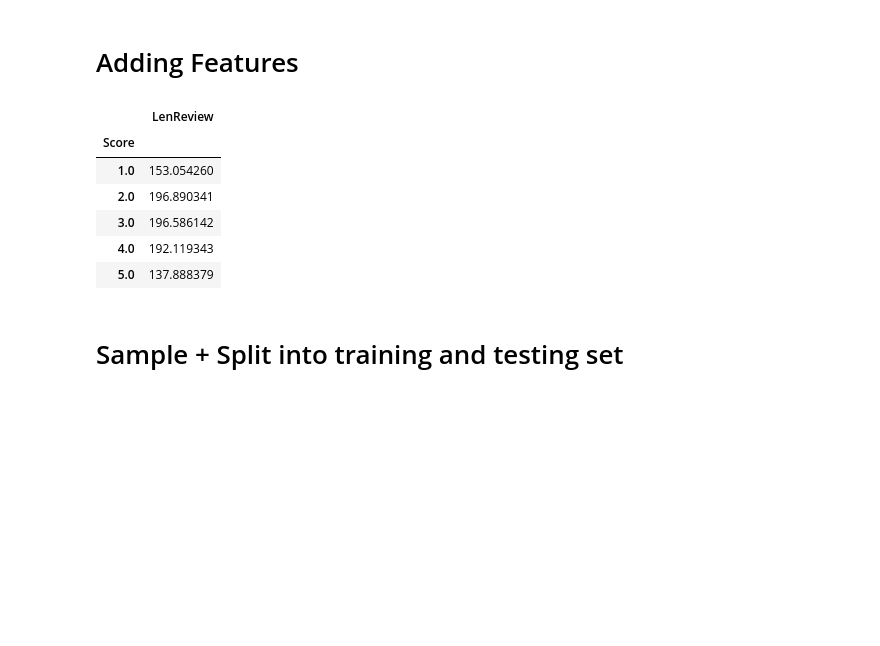
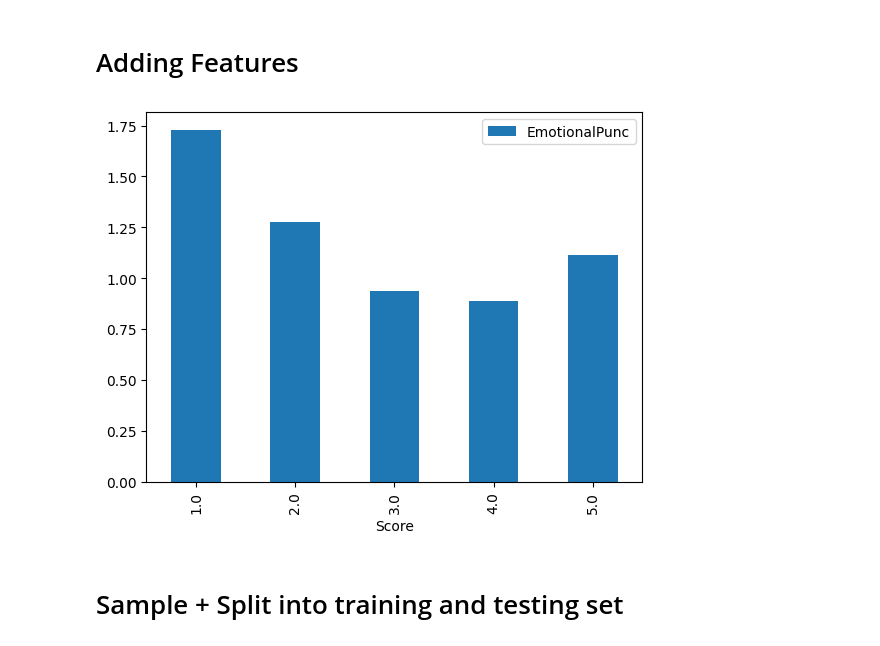
Before and after one commit to SeanRMcC/mccartys-midterm, a Jupyter notebook: starter_code.ipynb, the cells around one changed output. Drawn from its saved outputs; the diff is of its cells as text; code cells hidden in the pictures; blank space fills up the shorter version.

```diff
--- a/starter_code.ipynb
+++ b/starter_code.ipynb
@@ -88,16 +90,12 @@ else:
 
     X_submission.to_csv("./data/X_submission.csv", index=False)
     X_train.to_csv("./data/X_train.csv", index=False)
-# %%
-X_train[["Score", "LenReview"]].groupby("Score").mean()
-# %% [output]
-|  | LenReview |
-| Score |  |
-| 1.0 | 153.054260 |
-| 2.0 | 196.890341 |
-| 3.0 | 196.586142 |
-| 4.0 | 192.119343 |
-| 5.0 | 137.888379 |
+# %%
+X_train[["Score", "EmotionalPunc"]].groupby("Score").mean().plot(kind="bar")
+#X_train.loc[X_train["LenReview"] == 0]["Score"].value_counts().plot(kind="bar")
+plt.show()
+# %% [output]
+[figure, added]
 # %% [markdown]
 # Sample + Split into training and testing set
 # %%
```
Also changed, not shown: parts of 4 cells of this notebook.
